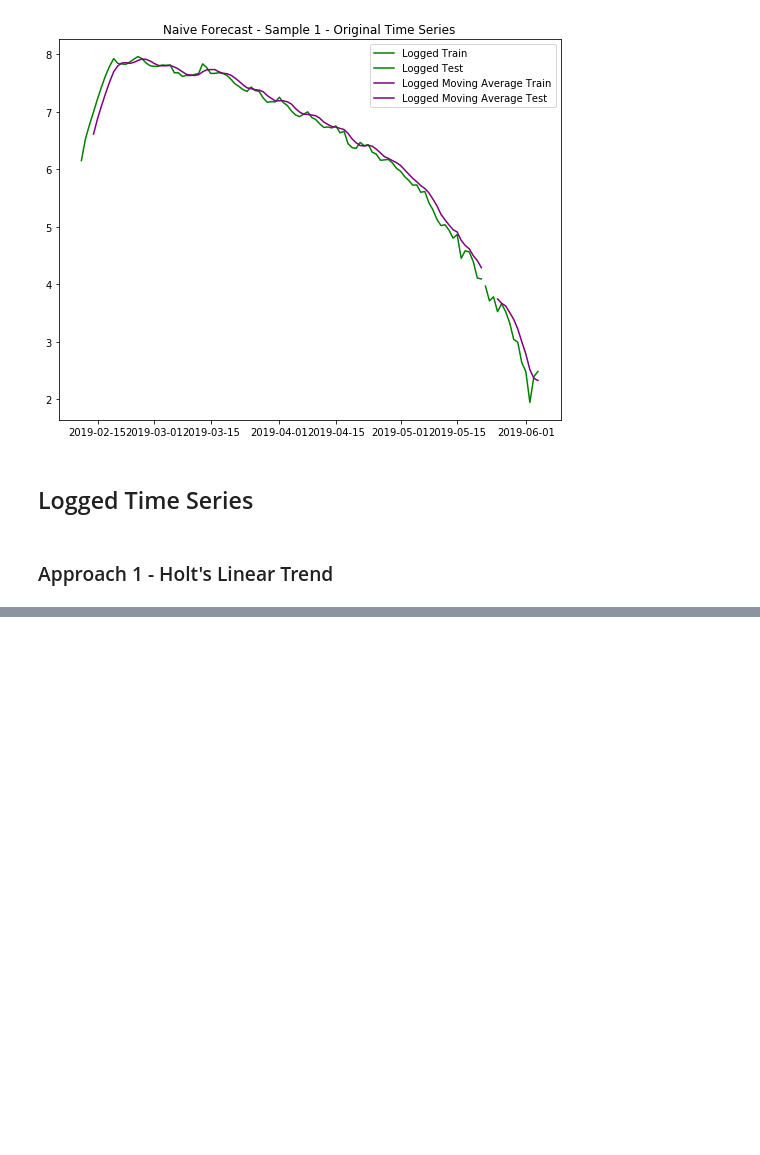
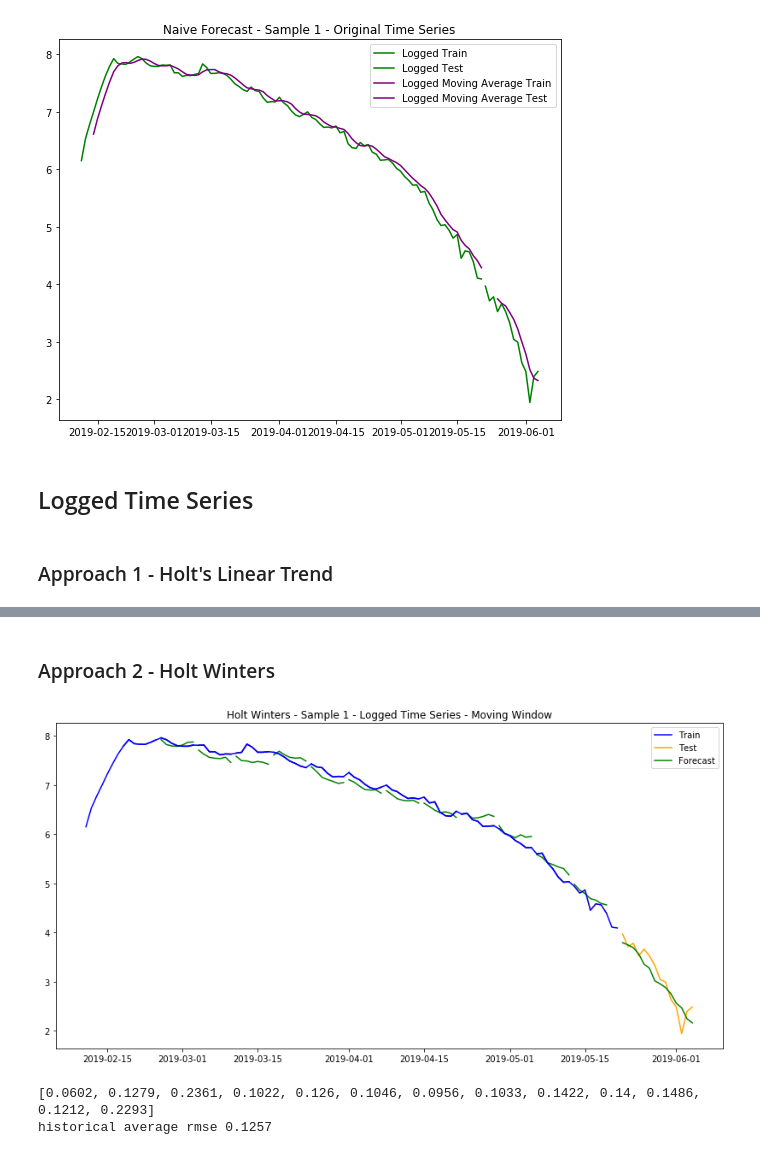
Before and after one commit to hanhanwu/Hanhan_Break_the_Limits, a Jupyter notebook: Bank_Fantasy/Golden_Bridge/forecast_moving_window.ipynb, the cells around one changed output, grey strips where cells are left out. Drawn from its saved outputs; the diff is of its cells as text; code cells hidden in the pictures; blank space fills up the shorter version.

```diff
--- a/Bank_Fantasy/Golden_Bridge/forecast_moving_window.ipynb
+++ b/Bank_Fantasy/Golden_Bridge/forecast_moving_window.ipynb
@@ -150,0 +185,33 @@ print(rmse_lst)
+# %% [markdown]
+### Approach 2 - Holt Winters
+# %%
+title = "Holt Winters"
+rmse_lst = []
+all_y_pred = None
+plt.figure(figsize=(14,7))
+
+for idx, train_test_pair in ts_log1_train_test_dct.items():
+    train = train_test_pair['train']
+    test = train_test_pair['test']
+
+    model_fit = ExponentialSmoothing(np.asarray(train) ,seasonal_periods=6, trend='add',
+                                 seasonal='mul', damped=False).fit(smoothing_level = 0.8,smoothing_slope = 0.6)
+    y_pred = model_fit.forecast(len(test))
+
+    plt.plot(train.index, train, label='Train', color='blue')
+    plt.plot(test.index, test, label='Test', color='orange')
+    plt.plot(test.index, y_pred, label='Forecast', color='green')
+    if idx == 0:
+        plt.legend(loc='best')
+
+    rmse = sqrt(mean_squared_error(test, y_pred))
+    rmse_lst.append(round(rmse, 4))
+
+plt.title(title + " - Sample 1 - Logged Time Series - Moving Window")
+plt.show()
+print(rmse_lst)
+print('historical average rmse', round(np.mean(rmse_lst[0:-1]), 4))
+# %% [output]
+[figure, added]
+[0.0602, 0.1279, 0.2361, 0.1022, 0.126, 0.1046, 0.0956, 0.1033, 0.1422, 0.14, 0.1486, 0.1212, 0.2293]
+historical average rmse 0.1257
```
Also changed, not shown: parts of 21 cells of this notebook.
